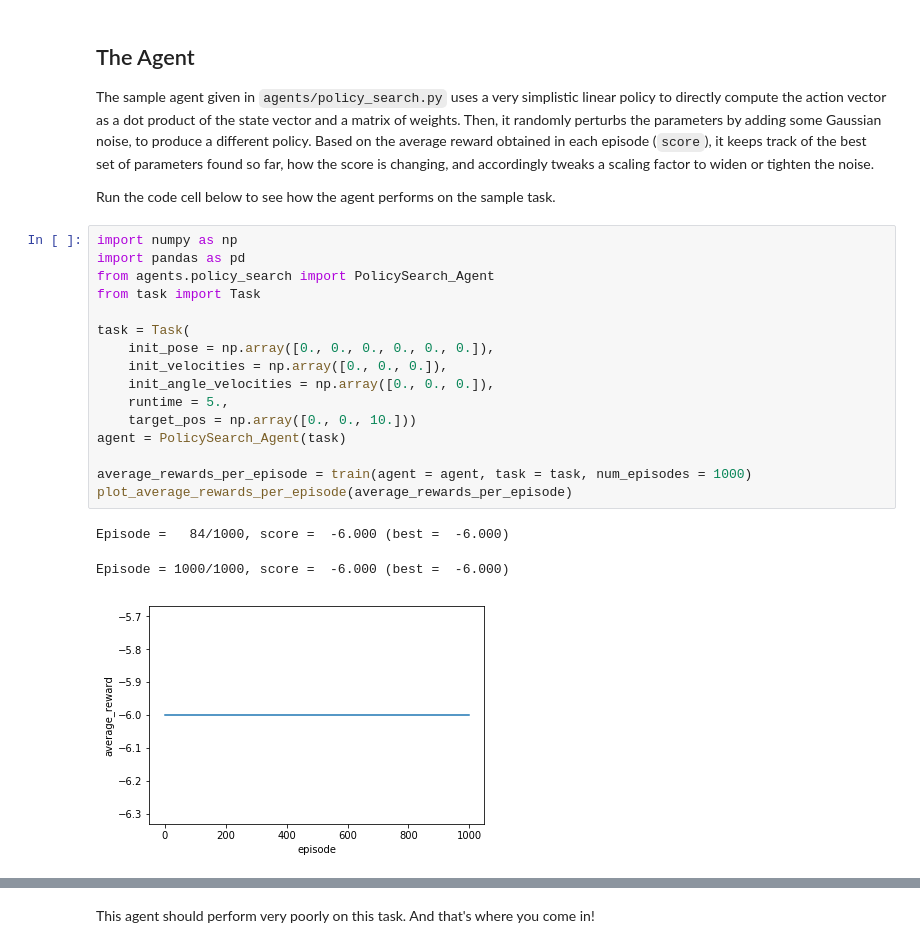
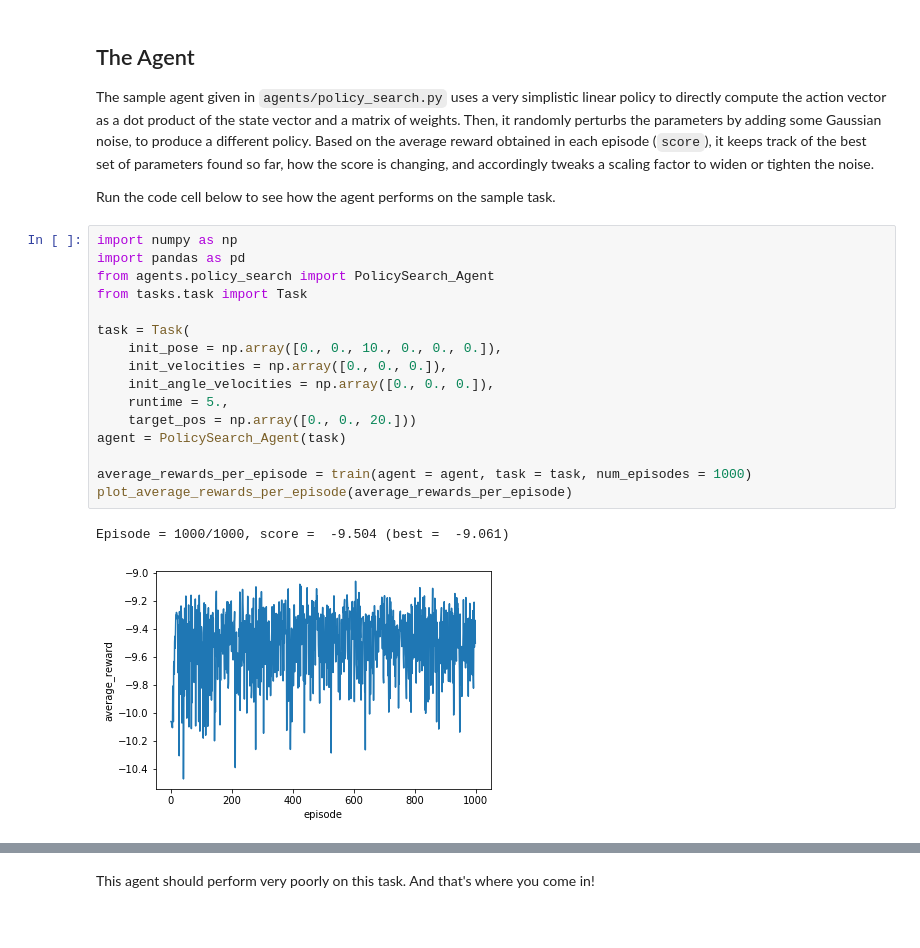
Before and after one commit to KnollFrank/RL-Quadcopter-2, a Jupyter notebook: Quadcopter_Project.ipynb, the cells around one changed output, grey strips where cells are left out. Saved outputs shown, nothing was run; the diff lists cells and outputs as text.

```diff
--- a/Quadcopter_Project.ipynb
+++ b/Quadcopter_Project.ipynb
@@ -216,23 +216,22 @@ Run the code cell below to see how the agent performs on the sample task.
 # %%
 import numpy as np
 import pandas as pd
 from agents.policy_search import PolicySearch_Agent
-from task import Task
+from tasks.task import Task
 
 task = Task(
-    init_pose = np.array([0., 0., 0., 0., 0., 0.]),
+    init_pose = np.array([0., 0., 10., 0., 0., 0.]),
     init_velocities = np.array([0., 0., 0.]),
     init_angle_velocities = np.array([0., 0., 0.]),
     runtime = 5.,
-    target_pos = np.array([0., 0., 10.]))
+    target_pos = np.array([0., 0., 20.]))
 agent = PolicySearch_Agent(task)
 
 average_rewards_per_episode = train(agent = agent, task = task, num_episodes = 1000)
 plot_average_rewards_per_episode(average_rewards_per_episode)
 # %% [output]
-Episode =   84/1000, score =  -6.000 (best =  -6.000)
+Episode = 1000/1000, score =  -9.504 (best =  -9.061)
-Episode = 1000/1000, score =  -6.000 (best =  -6.000)
-[figure, old version]
+[figure, new version]
 # %%
 results = evaluate(agent, task)
 plot(results)
```
Also changed, not shown: parts of 9 cells of this notebook, 3 other files.
